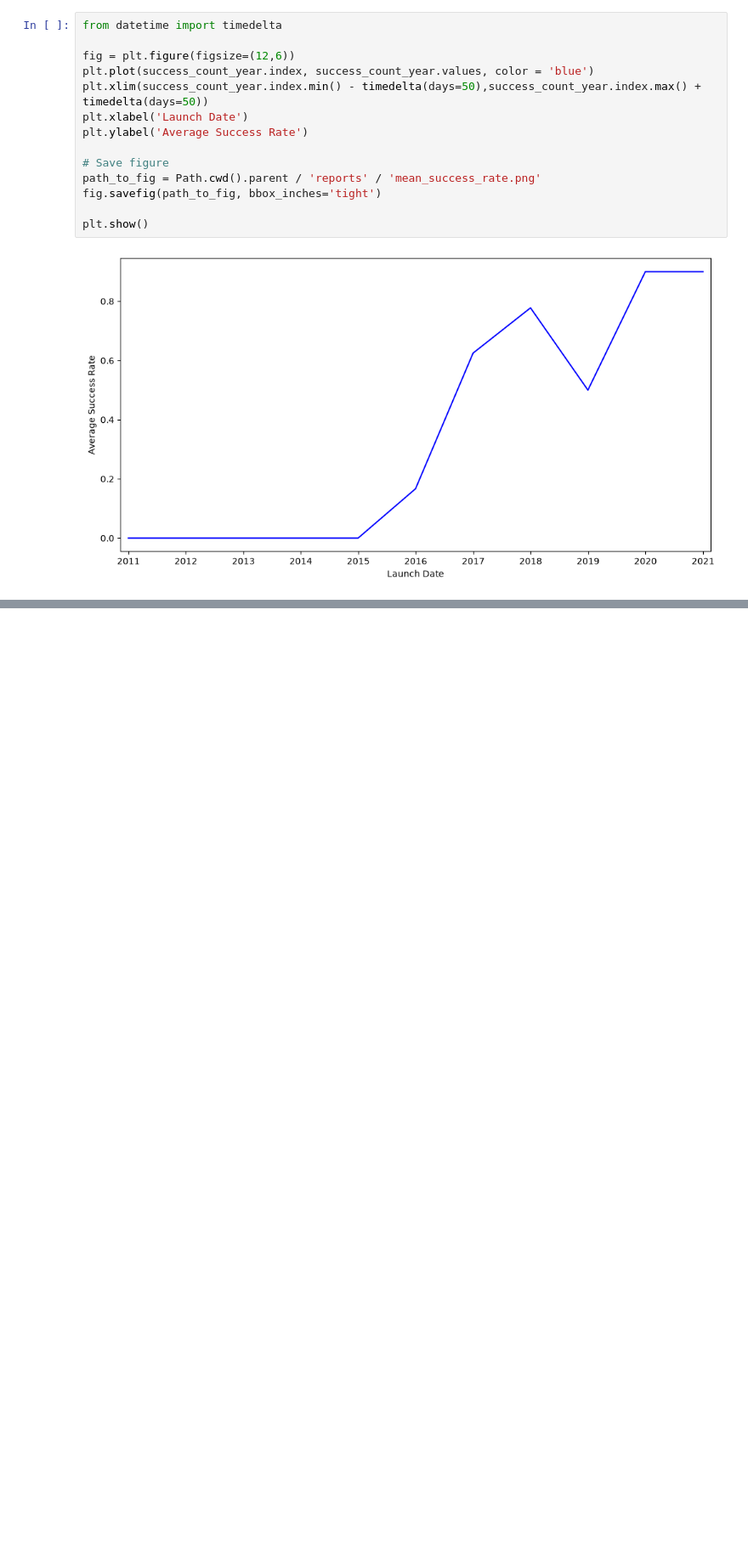
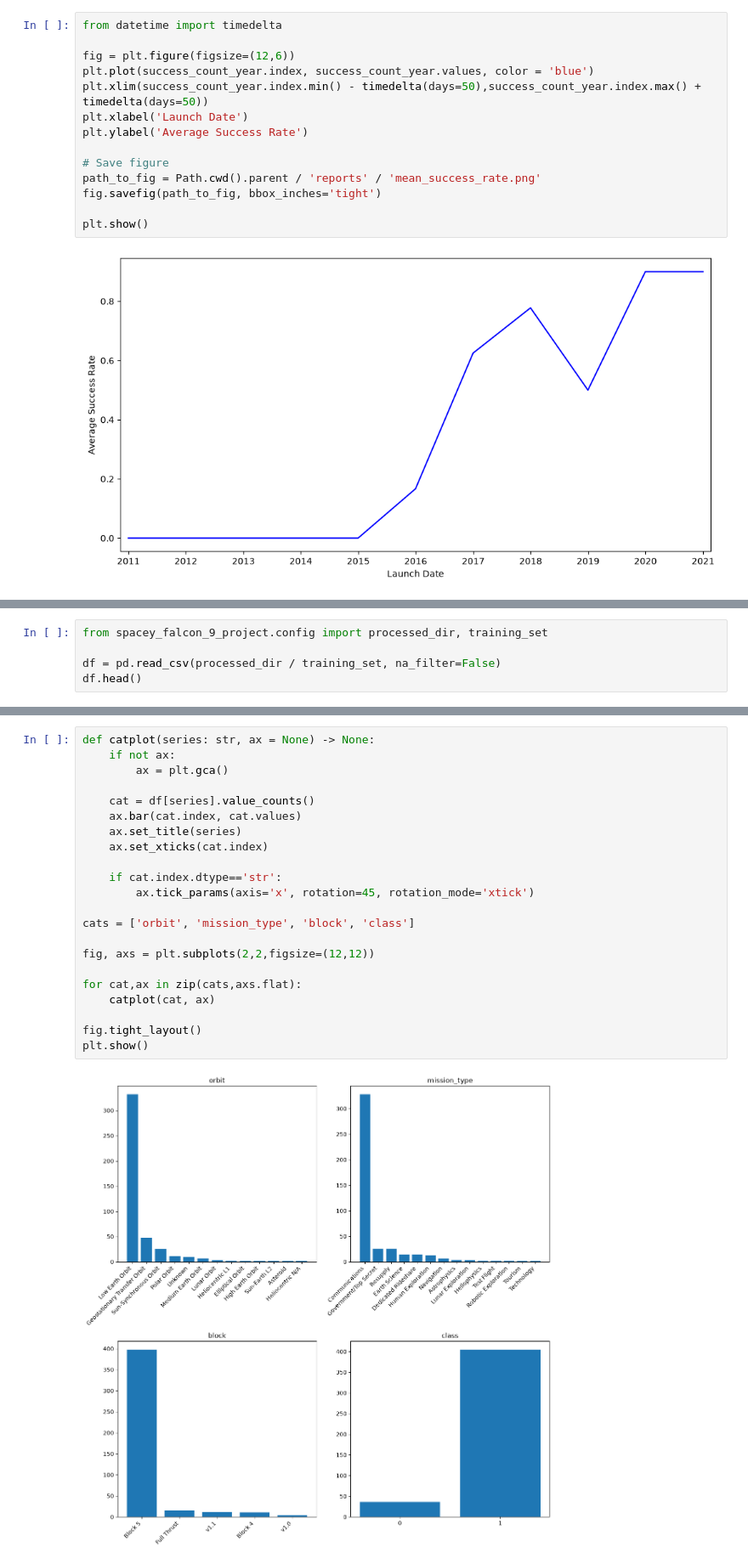
Before and after one commit to svd-jelo/SpaceY-Falcon-9-Project, a Jupyter notebook: notebooks/1.2-cjra-eda.ipynb, the cells around one changed output, grey strips where cells are left out. Shown at 85% size. Drawn from its saved outputs; the diff is of its cells as text; blank space fills up the shorter version.

```diff
--- a/notebooks/1.2-cjra-eda.ipynb
+++ b/notebooks/1.2-cjra-eda.ipynb
@@ -271,0 +274,5 @@ plt.show()
+# %%
+from spacey_falcon_9_project.config import processed_dir, training_set
+
+df = pd.read_csv(processed_dir / training_set, na_filter=False)
+df.head()
@@ -271,0 +317,24 @@ plt.show()
+# %%
+def catplot(series: str, ax = None) -> None:
+    if not ax:
+        ax = plt.gca()
+
+    cat = df[series].value_counts()
+    ax.bar(cat.index, cat.values)
+    ax.set_title(series)
+    ax.set_xticks(cat.index)
+
+    if cat.index.dtype=='str':
+        ax.tick_params(axis='x', rotation=45, rotation_mode='xtick')
+
+cats = ['orbit', 'mission_type', 'block', 'class']
+
+fig, axs = plt.subplots(2,2,figsize=(12,12))
+
+for cat,ax in zip(cats,axs.flat):
+    catplot(cat, ax)
+
+fig.tight_layout()
+plt.show()
+# %% [output]
+[figure, added]
```
Also changed, not shown: parts of 18 cells of this notebook, 2 other files.
